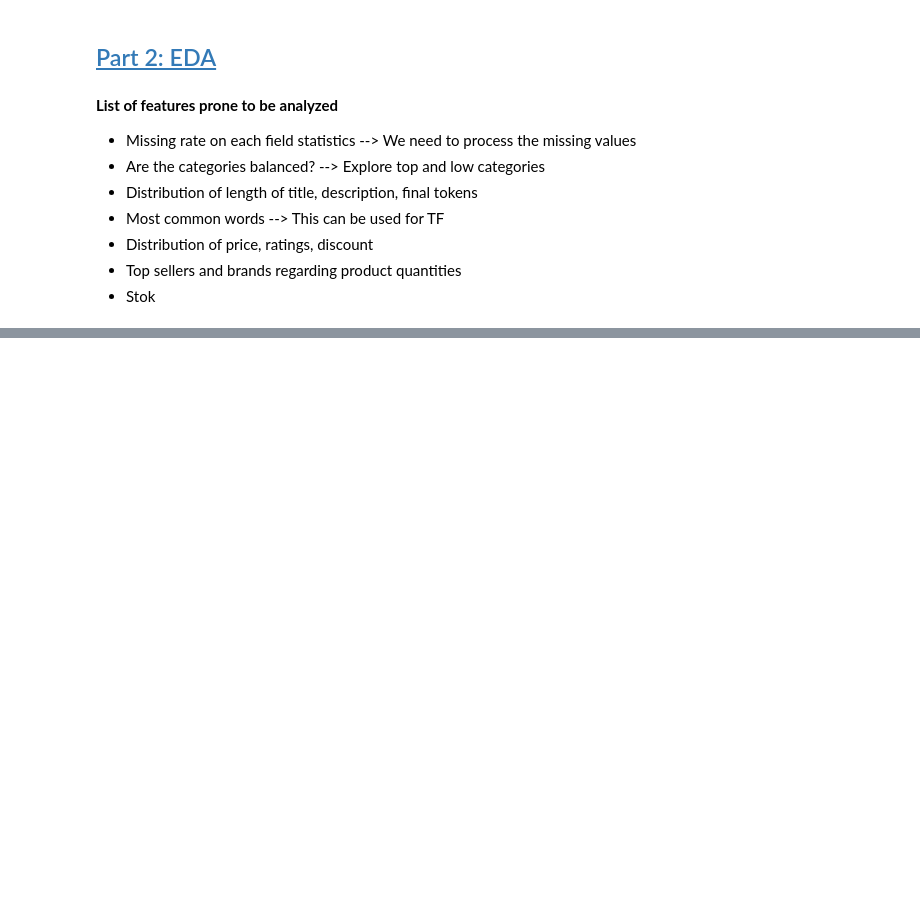
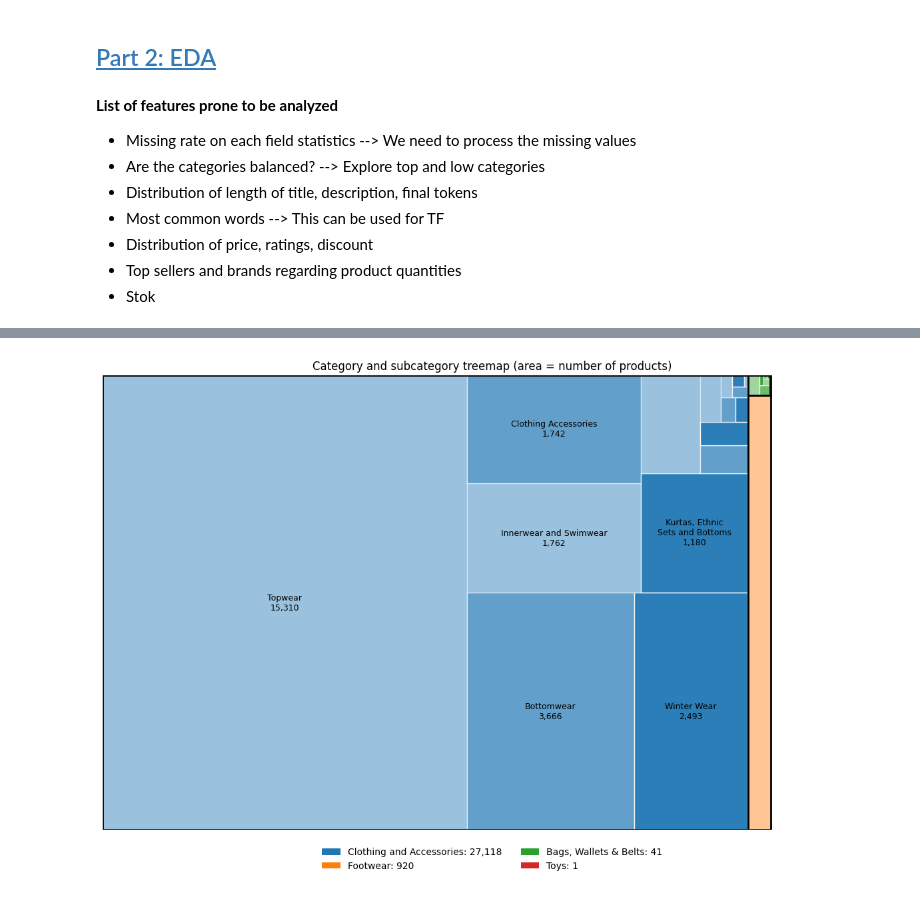
Before and after one commit to froggyalchemist/irwa-search-engine, a Jupyter notebook: project_progress/part_1/preprocessing.ipynb, the cells around one changed output, grey strips where cells are left out. Saved outputs shown, nothing was run; the diff lists cells and outputs as text; code cells hidden in the pictures; blank space fills up the shorter version.

Commit message:
eda code first part implemented

```diff
--- a/project_progress/part_1/preprocessing.ipynb
+++ b/project_progress/part_1/preprocessing.ipynb
@@ -250,0 +323,60 @@ print(f"✅ Saved 2 files to {data_dir}")
+# %%
+from matplotlib.patches import Rectangle, Patch
+import textwrap
+
+
+def treemap_rectangles(sizes, x=0, y=0, width=1, height=1):
+    """Split a rectangle recursively, preserving the area share of each size."""
+    if len(sizes) == 1:
+        return [(x, y, width, height)]
+    total = sum(sizes)
+    split = min(range(1, len(sizes)),
+                key=lambda i: abs(sum(sizes[:i]) - total / 2))
+    fraction = sum(sizes[:split]) / total
+    if width >= height:
+        first = (x, y, width * fraction, height)
+        second = (x + width * fraction, y, width * (1 - fraction), height)
+    else:
+        first = (x, y, width, height * fraction)
+        second = (x, y + height * fraction, width, height * (1 - fraction))
+    return (treemap_rectangles(sizes[:split], *first)
+            + treemap_rectangles(sizes[split:], *second))
+
+
+hierarchy = df.groupby(["category", "sub_category"]).size()
+parent_counts = hierarchy.groupby(level="category").sum().sort_values(ascending=False)
+parent_rectangles = treemap_rectangles(parent_counts.tolist(), width=12, height=8)
+colors = plt.get_cmap("tab10")
+
+fig, ax = plt.subplots(figsize=(12, 8))
+legend = []
+for i, (category, count) in enumerate(parent_counts.items()):
+    parent = parent_rectangles[i]
+    children = hierarchy.loc[category].sort_values(ascending=False)
+    child_rectangles = treemap_rectangles(children.tolist(), *parent)
+    color = colors(i)
+    for j, ((name, n), (x, y, width, height)) in enumerate(
+        zip(children.items(), child_rectangles)
+    ):
+        ax.add_patch(Rectangle(
+            (x, y), width, height, facecolor=color,
+            alpha=0.45 + 0.5 * (j % 3) / 2, edgecolor="white", linewidth=1
+        ))
+        if width > 1.3 and height > 0.65:
+            label = textwrap.fill(name, width=max(10, int(width * 9)))
+            ax.text(x + width / 2, y + height / 2,
+                    f"{label}\n{n:,}", ha="center", va="center", fontsize=9)
+    ax.add_patch(Rectangle(parent[:2], parent[2], parent[3],
+                           fill=False, edgecolor="black", linewidth=2))
+    legend.append(Patch(facecolor=color, label=f"{category}: {count:,}"))
+
+ax.set_xlim(0, 14)
+ax.set_ylim(0, 8)
+ax.axis("off")
+ax.set_title("Category and subcategory treemap (area = number of products)")
+ax.legend(handles=legend, loc="upper center", bbox_to_anchor=(0.5, -0.02),
+          ncol=2, frameon=False)
+plt.tight_layout()
+plt.show()
+# %% [output]
+[figure, added]
```
Also changed, not shown: parts of 17 cells of this notebook, 3 other files.
